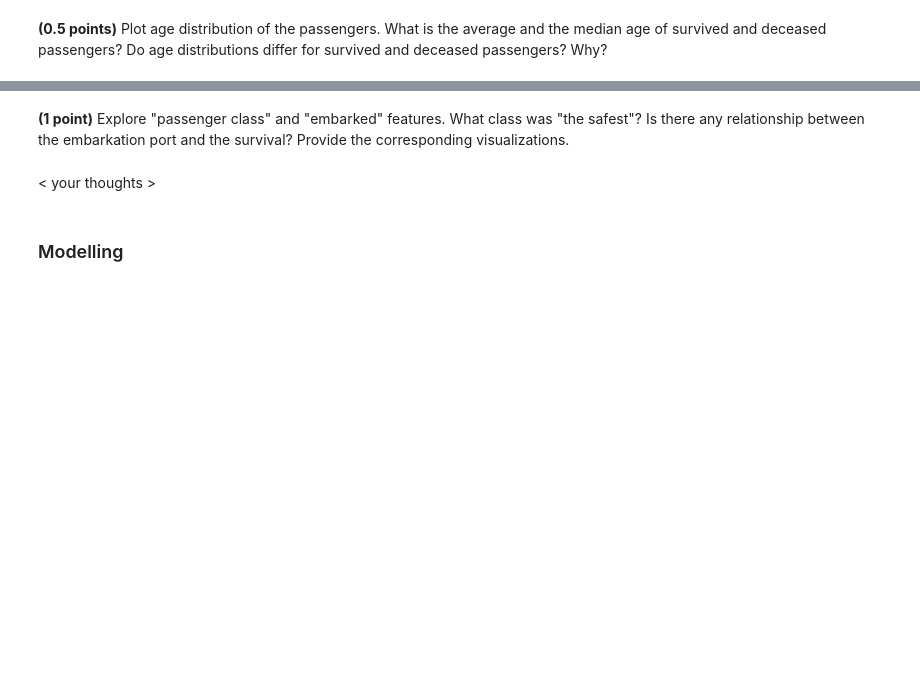
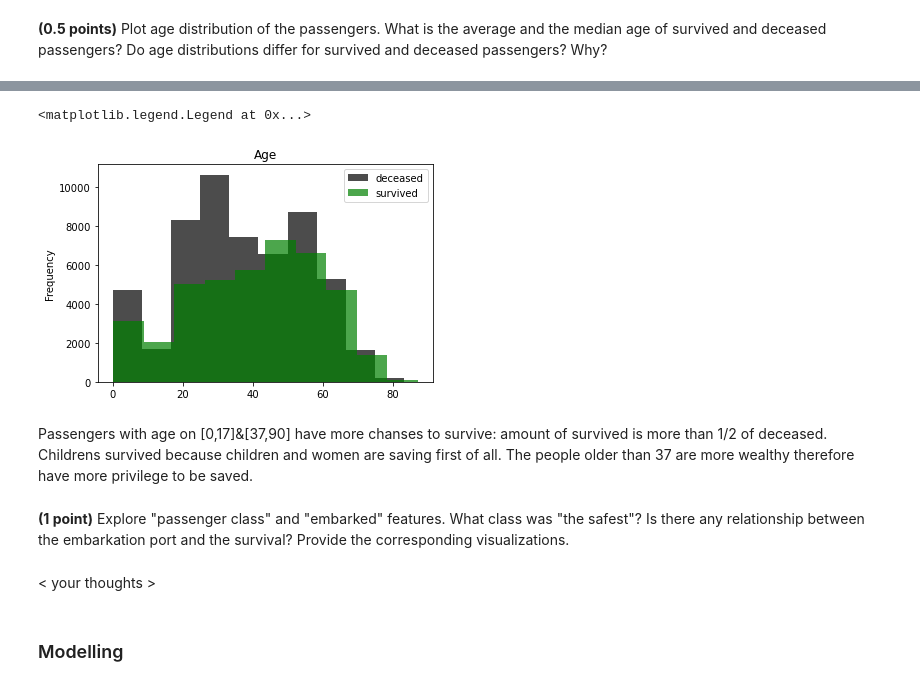
Before and after one commit to WioWio/ML-intro-Wio-2, a Jupyter notebook: hw_classification.ipynb, the cells around one changed output, grey strips where cells are left out. Saved outputs shown, nothing was run; the diff lists cells and outputs as text; code cells hidden in the pictures; blank space fills up the shorter version.

```diff
--- a/hw_classification.ipynb
+++ b/hw_classification.ipynb
@@ -571,3 +645,15 @@ data.head()
+# %%
+data[data.Survived==0][AGE_COL].plot(kind='hist', xlabel='Age',label='deceased',
+                                     alpha=0.7,color='black').set_title('Age')
+data[data.Survived==1][AGE_COL].plot(kind='hist', xlabel='Age',label='survived',
+                                     alpha=0.7,color='green').set_title('Age')
+plt.legend()
+# %% [output]
+<matplotlib.legend.Legend at 0x...>
+[figure, added]
+# %% [markdown]
+Passengers with age on [0,17]&[37,90] have more chanses to survive: amount of survived is more than 1/2 of deceased.</br>
+Childrens survived because children and women are saving first of all. The people older than 37 are more wealthy therefore have more privilege to be saved.
 # %% [markdown]
 **(1 point)** Explore "passenger class" and "embarked" features. What class was "the safest"? Is there any relationship between the embarkation port and the survival? Provide the corresponding visualizations.
 # %%
```
Also changed, not shown: parts of 14 cells of this notebook.
